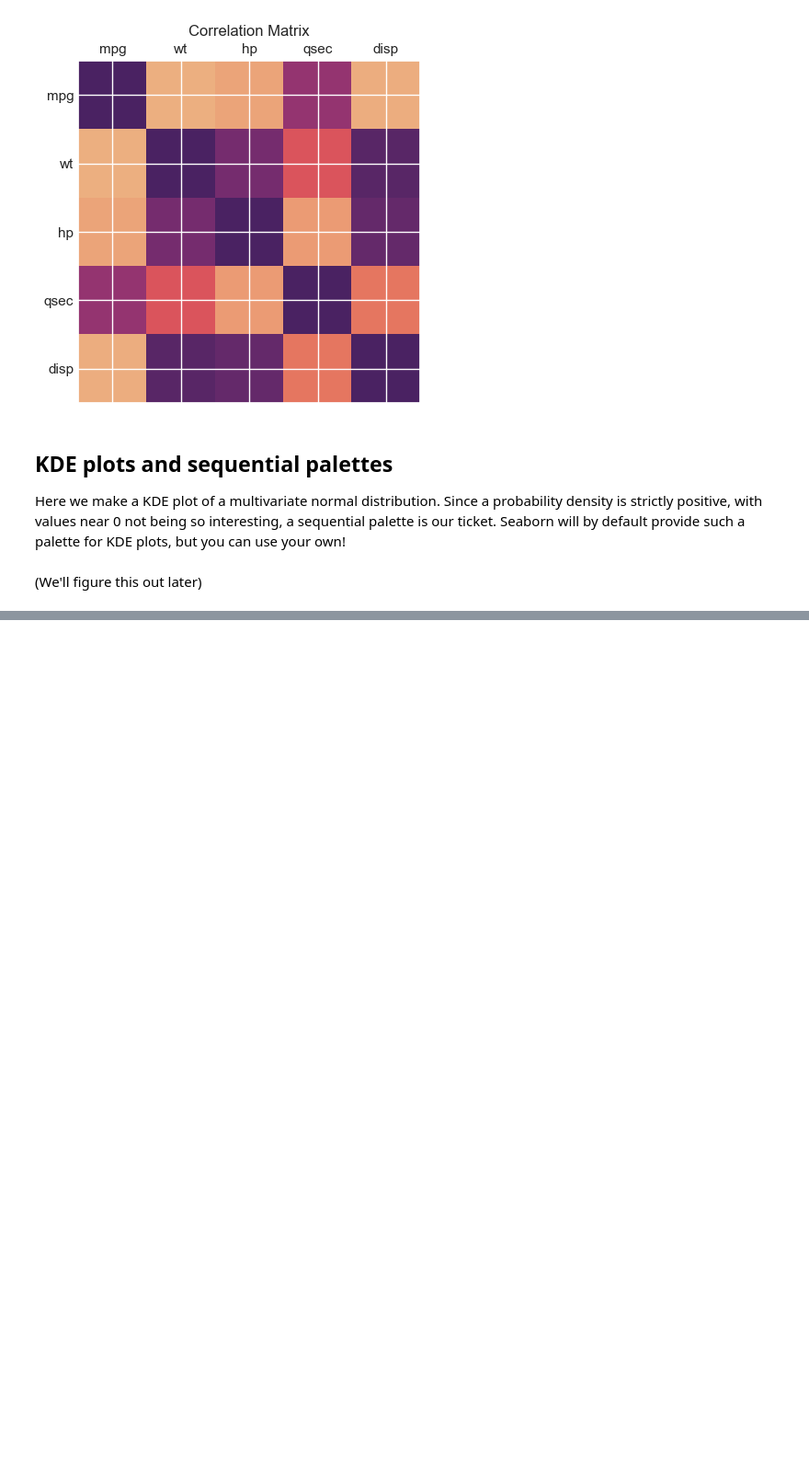
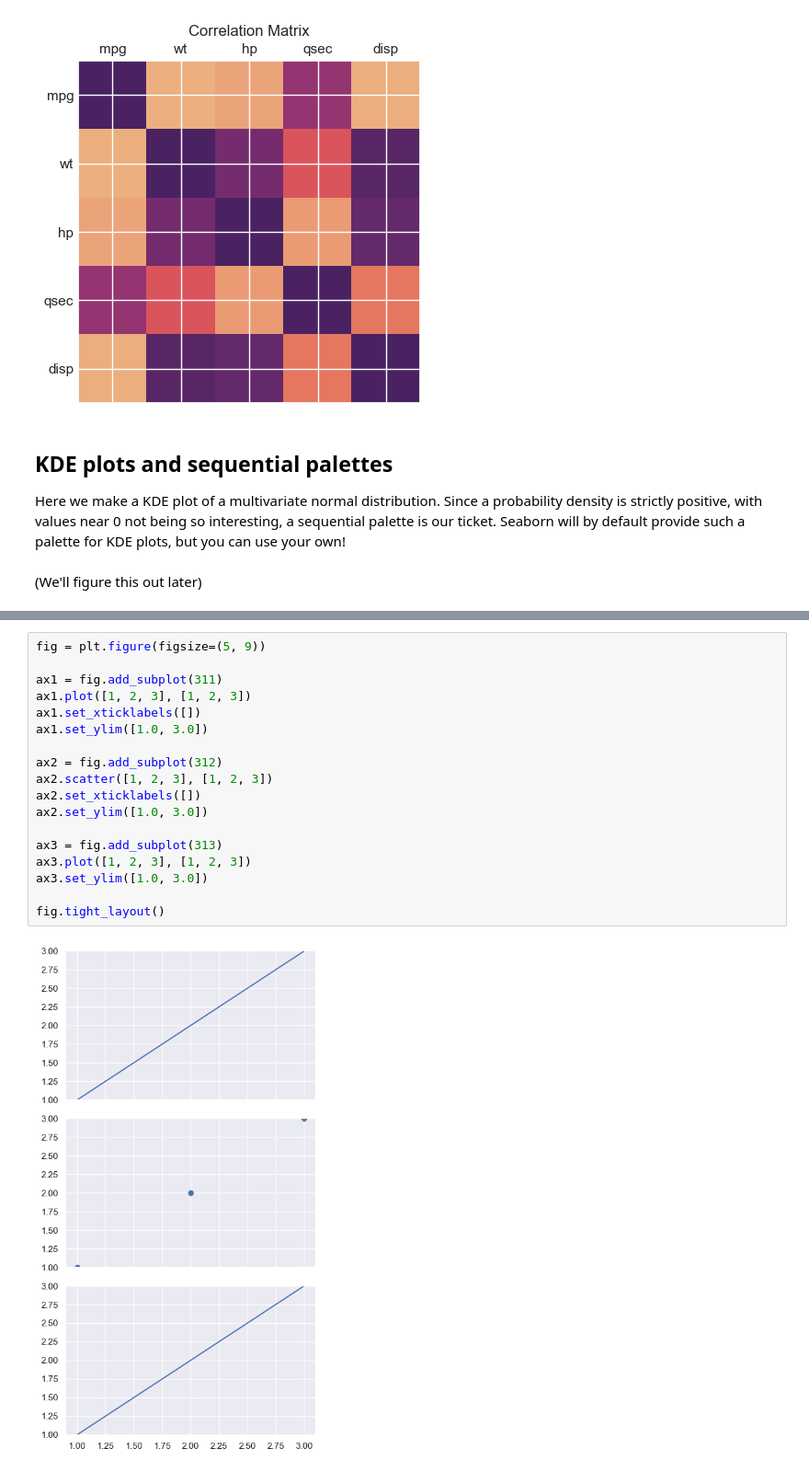
Before and after one commit to crdcamp/lin-reg-application, a Jupyter notebook: references/1_exploratory_data_analysis.ipynb, the cells around one changed output, grey strips where cells are left out. Shown at 92% size. Cells and saved outputs as stored; diff of their text form; blank space fills up the shorter version.

```diff
--- a/references/1_exploratory_data_analysis.ipynb
+++ b/references/1_exploratory_data_analysis.ipynb
@@ -388,0 +393,20 @@ Here we make a KDE plot of a multivariate normal distribution. Since a probabili
+# %%
+fig = plt.figure(figsize=(5, 9))
+
+ax1 = fig.add_subplot(311)
+ax1.plot([1, 2, 3], [1, 2, 3])
+ax1.set_xticklabels([])
+ax1.set_ylim([1.0, 3.0])
+
+ax2 = fig.add_subplot(312)
+ax2.scatter([1, 2, 3], [1, 2, 3])
+ax2.set_xticklabels([])
+ax2.set_ylim([1.0, 3.0])
+
+ax3 = fig.add_subplot(313)
+ax3.plot([1, 2, 3], [1, 2, 3])
+ax3.set_ylim([1.0, 3.0])
+
+fig.tight_layout()
+# %% [output]
+[figure, added]
```
Also changed, not shown: parts of 24 cells of this notebook.
